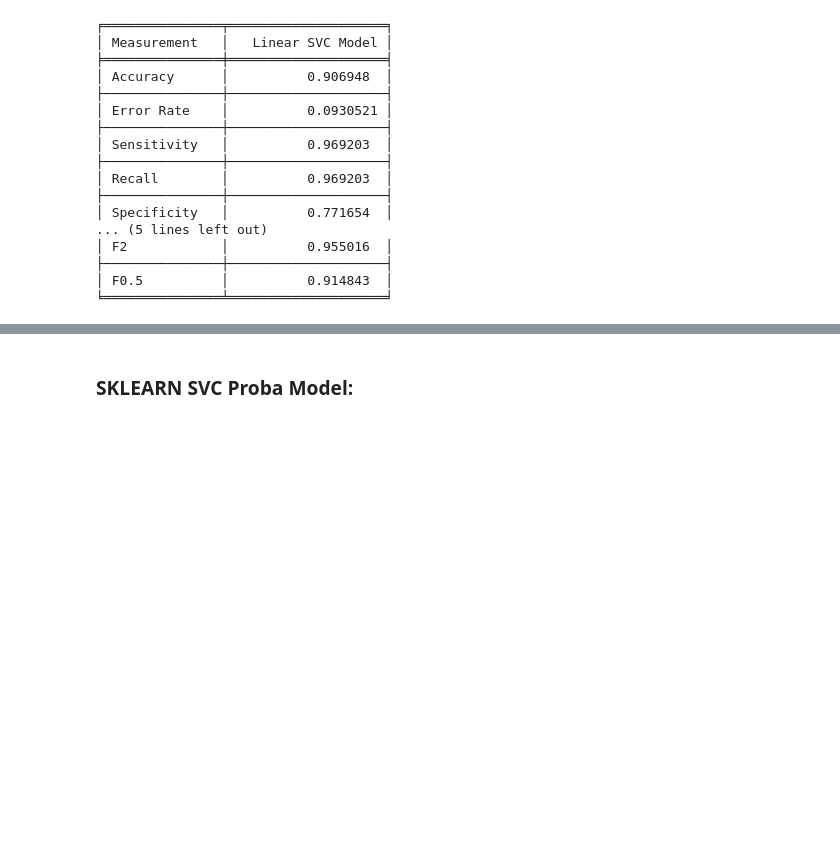
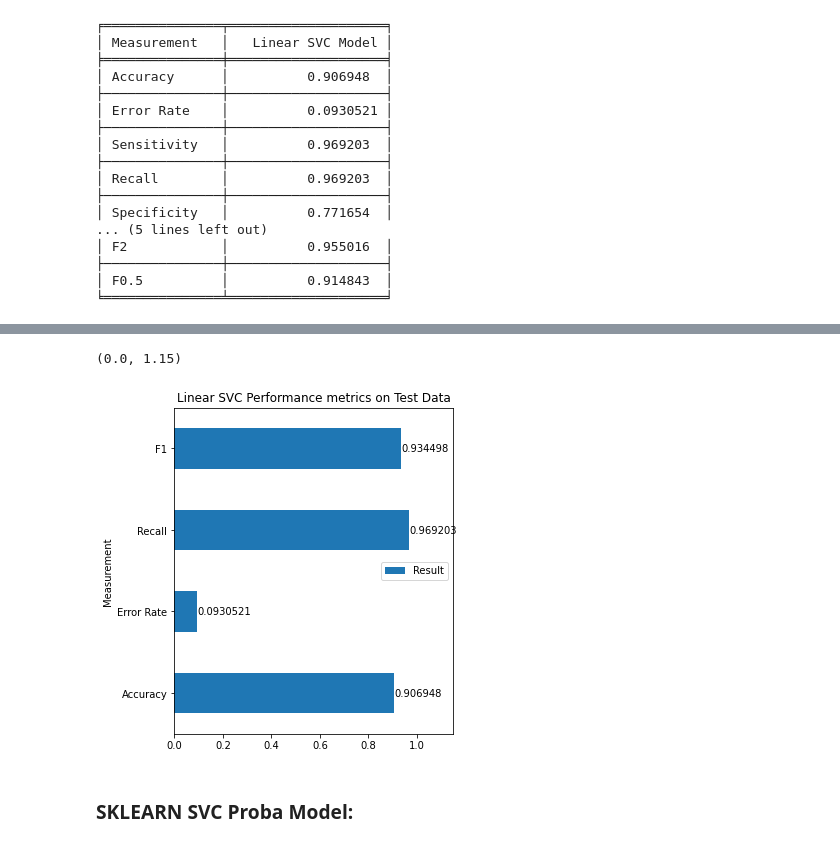
Before and after one commit to fausa/Bias_Detection_in_Journalism, a Jupyter notebook: deliverables/ADS509_FausA_PREPROCESS_EDA_MODELING.ipynb, the cells around one changed output, grey strips where cells are left out. Cells and saved outputs as stored; diff of their text form; code cells hidden in the pictures; blank space fills up the shorter version.

```diff
--- a/deliverables/ADS509_FausA_PREPROCESS_EDA_MODELING.ipynb
+++ b/deliverables/ADS509_FausA_PREPROCESS_EDA_MODELING.ipynb
@@ -939,0 +966,3 @@ ModelEvaluationTable[1]
+# %%
+Data_metric_results_TheHill=pd.DataFrame(data1)
+Data_metric_results_TheHill.head()
@@ -940,3 +976,23 @@ ModelEvaluationTable[1]
+# %%
+
+Data_metric_results_TheHill.rename (columns = {0:'Measurement'}, inplace=True)
+Data_metric_results_TheHill.rename (columns = {1:'Result'}, inplace=True)
+# %%
+#plt.bar(x=ModelEvaluationTable)
+
+
+ax=Data_metric_results_TheHill[(Data_metric_results_TheHill['Measurement'] == 'Accuracy') |
+                            (Data_metric_results_TheHill['Measurement'] == 'Recall') |
+                            (Data_metric_results_TheHill['Measurement'] == 'F1') |
+                            (Data_metric_results_TheHill['Measurement'] == 'Error Rate')].plot(kind="barh",
+                                                                                               x='Measurement',
+                                  figsize=(5,6),
+                                  title='Linear SVC Performance metrics on Test Data')
+ax.bar_label(ax.containers[0])
+ax.set_xlim(right=1.15)
+# %% [output]
+(0.0, 1.15)
+[figure, added]
 # %% [markdown]
 ### SKLEARN SVC Proba Model:
 # %%
```
Also changed, not shown: parts of 8 cells of this notebook.
